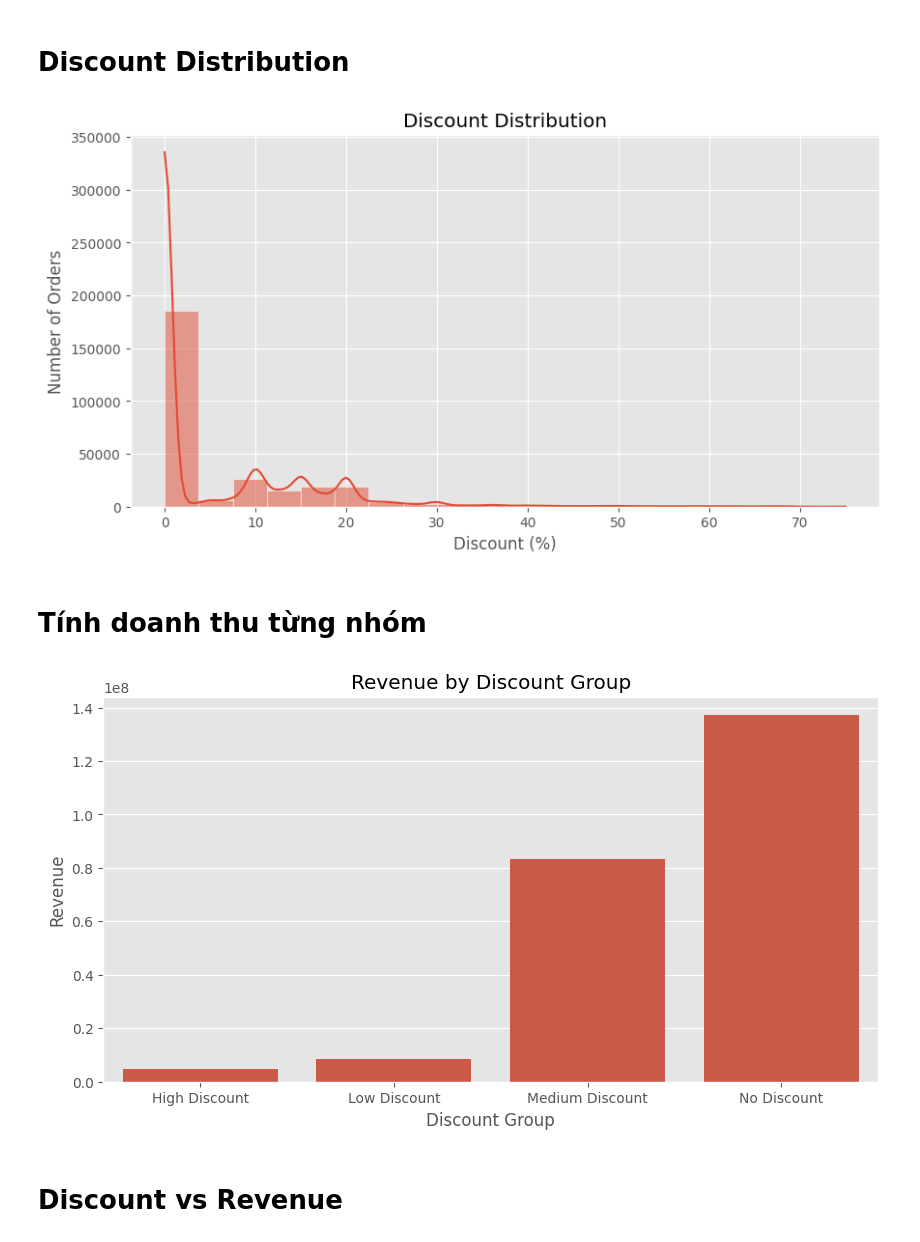
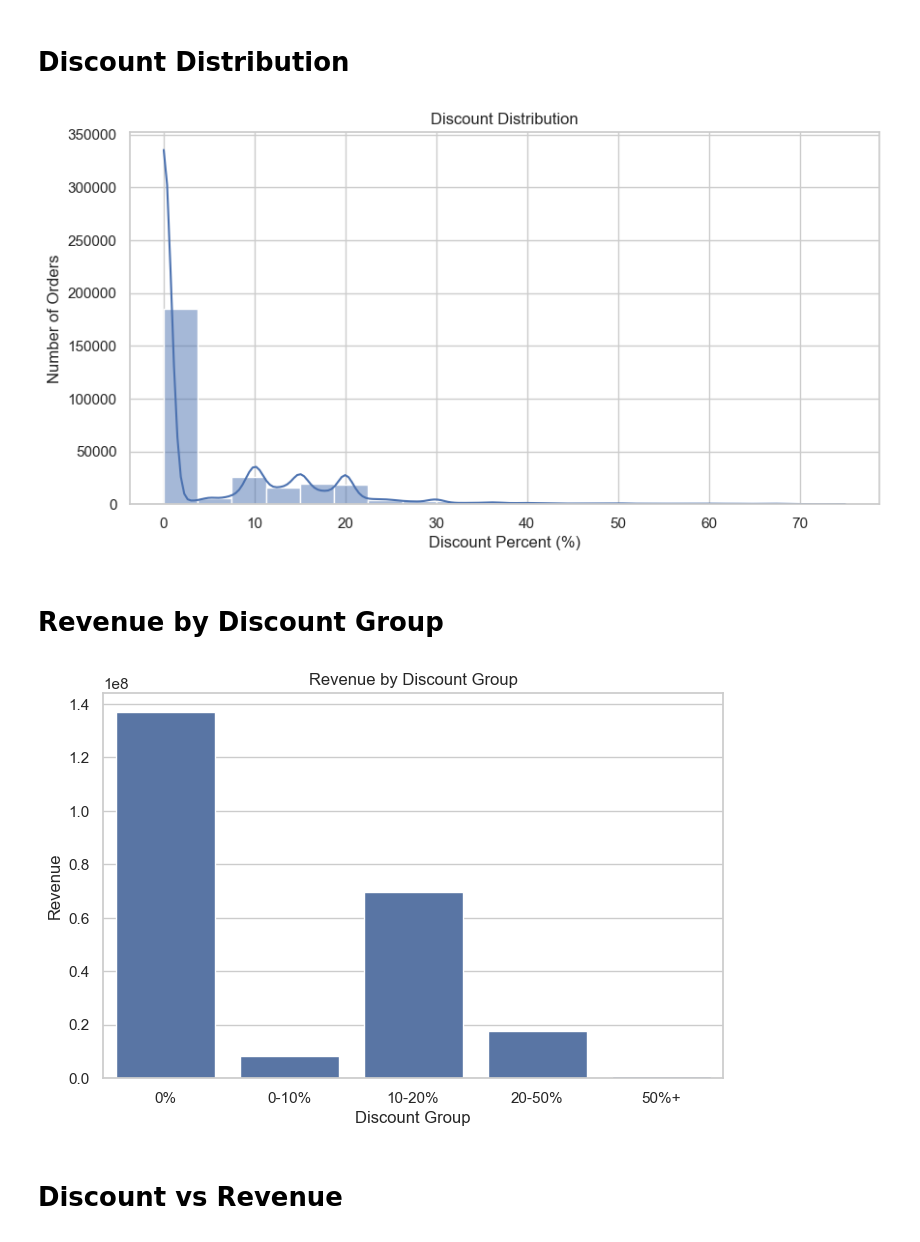
Before and after one commit to fanta2k5/PRO2291_duantotnghiep1, a Jupyter notebook: notebooks/Visualization/promotion_dashboard.ipynb, the cells around one changed output. Saved outputs shown, nothing was run; the diff lists cells and outputs as text; code cells hidden in the pictures.

```diff
--- a/notebooks/Visualization/promotion_dashboard.ipynb
+++ b/notebooks/Visualization/promotion_dashboard.ipynb
@@ -6,7 +4,9 @@ import matplotlib.pyplot as plt
 import seaborn as sns
 
 plt.style.use("ggplot")
+sns.set_theme(style="whitegrid")
 
-df = pd.read_csv(r"E:\DATN\PRO2291_duantotnghiep1\data\raw\sales_06_FY2020-21.csv")
-
-df.head()
+df = pd.read_csv(
+    r"D:\PRO2291_DuAnTopNghiep\PRO2291_duantotnghiep1\data\cleaned\sales_cleaned.csv",
+    low_memory=False
+)
@@ -25,2 +12,0 @@ print(df.columns.tolist())
-# %%
-df.columns = df.columns.str.strip().str.lower()
@@ -72,34 +13,21 @@ Discount Order Rate: 36.07%
 # %% [markdown]
 # Discount Distribution
 # %%
-# =============================================
-# BIỂU ĐỒ PHÂN BỐ MỨC GIẢM GIÁ
-# =============================================
-
 plt.figure(figsize=(10,5))
 
-# Vẽ biểu đồ Histogram
-# bins=20 chia dữ liệu thành 20 khoảng
-# kde=True hiển thị đường phân bố
-
 sns.histplot(
-    data=df,
-    x="discount_percent",
+    df["discount_percent"],
     bins=20,
     kde=True
 )
 
-# Tiêu đề biểu đồ
 plt.title("Discount Distribution")
-
-# Nhãn trục X
-plt.xlabel("Discount (%)")
-
-# Nhãn trục Y
+plt.xlabel("Discount Percent (%)")
 plt.ylabel("Number of Orders")
 
-# Hiển thị biểu đồ
 plt.show()
 # %% [output]
-[figure, old version]
+[figure, new version]
+# %% [markdown]
+# Revenue by Discount Group
 # %%
@@ -130,2 +54,0 @@ df["discount_group"] = df["discount_percent"].apply(discount_group)
-# %% [markdown]
-# Tính doanh thu từng nhóm
@@ -142,25 +55,26 @@ revenue_discount = (
 # %%
-# ==========================================
-# DOANH THU THEO NHÓM GIẢM GIÁ
-# ==========================================
+discount_revenue = (
+    df.groupby("discount_group")["total"]
+    .sum()
+    .reindex(
+        ["0%", "0-10%", "10-20%", "20-50%", "50%+"]
+    )
+)
 
-plt.figure(figsize=(10,5))
+plt.figure(figsize=(8,5))
 
 sns.barplot(
-    data=revenue_discount,
-    x="discount_group",
-    y="total"
+    x=discount_revenue.index,
+    y=discount_revenue.values
 )
 
 plt.title("Revenue by Discount Group")
-
 plt.xlabel("Discount Group")
-
 plt.ylabel("Revenue")
 
 plt.show()
 # %% [output]
-[figure, old version]
+[figure, new version]
 # %% [markdown]
 # Discount vs Revenue
 # %%
```
Also changed, not shown: parts of 18 cells of this notebook, 2 other files.
